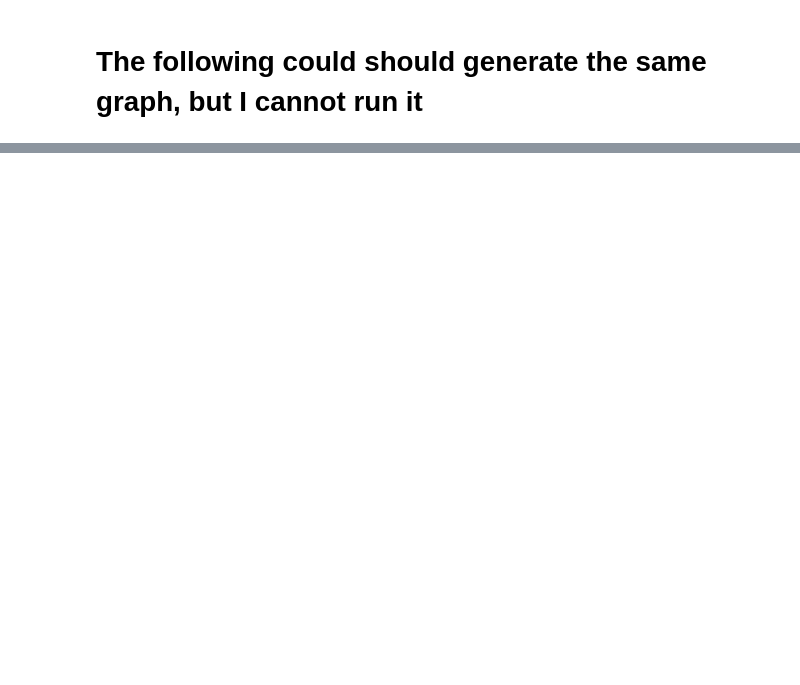
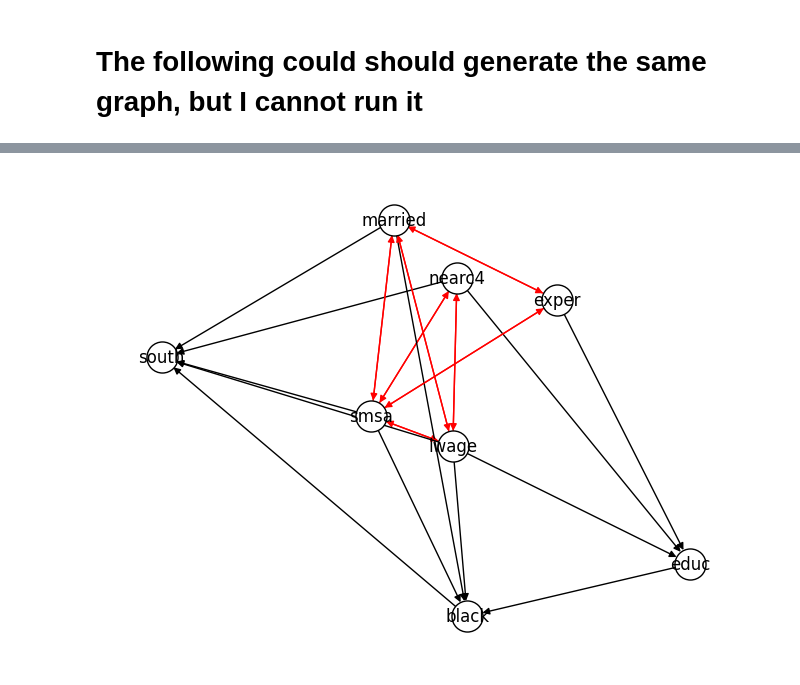
Before and after one commit to FemkeBakker/ProjectCausalDataScience, a Jupyter notebook: GES.ipynb, the cells around one changed output, grey strips where cells are left out. Cells and saved outputs as stored; diff of their text form; code cells hidden in the pictures; blank space fills up the shorter version.

Commit message:
save GES graph

```diff
--- a/GES.ipynb
+++ b/GES.ipynb
@@ -88,3 +88,28 @@ GES forward_step phase start
   Best operator: delete(3, 2, []) -> (-0.1364)
 # %% [markdown]
 # The following could should generate the same graph, but I cannot run it
+# %%
+import os
+os.environ['R_HOME'] = "C:/PROGRA~1/R/R-43~1.1" # PATH FEMKE
+
+%load_ext rpy2.ipython
+
+# import necessary packages
+from itertools import combinations
+
+import cdt
+# cdt.SETTINGS.rpath = '/usr/local/bin/Rscript' # for macOS
+# cdt.SETTINGS.rpath = 'C:/Program Files/R/R-4.0.3/bin/Rscript' # for Windows
+cdt.SETTINGS.rpath = 'C:/PROGRA~1/R/R-43~1.1/bin/Rscript' # for FEMKE PATH
+
+
+
+#from dowhy import CausalModel
+import matplotlib.pyplot as plt
+import networkx as nx
+import numpy as np
+from numpy.random import normal
+import pandas as pd
+import pingouin as pg
+
+np.random.seed(0)
@@ -97,0 +127,6 @@ FileNotFoundError: [WinError 2] The system cannot find the file specified
+# %%
+# nx.write_gml(cdt_gres_graph, "cdt_gres_graph.gml")
+cdt_gres_graph= nx.read_gml("cdt_gres_graph.gml")
+nx.draw(cdt_gres_graph, with_labels=True, node_size=500, node_color='w', edgecolors ='black', edge_color=colors)
+# %% [output]
+[figure, added]
```
Also changed, not shown: parts of 4 cells of this notebook, 1 other file.
